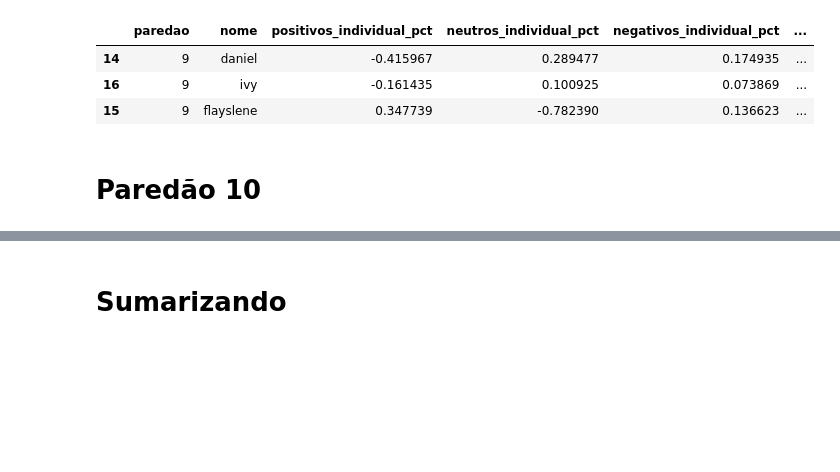
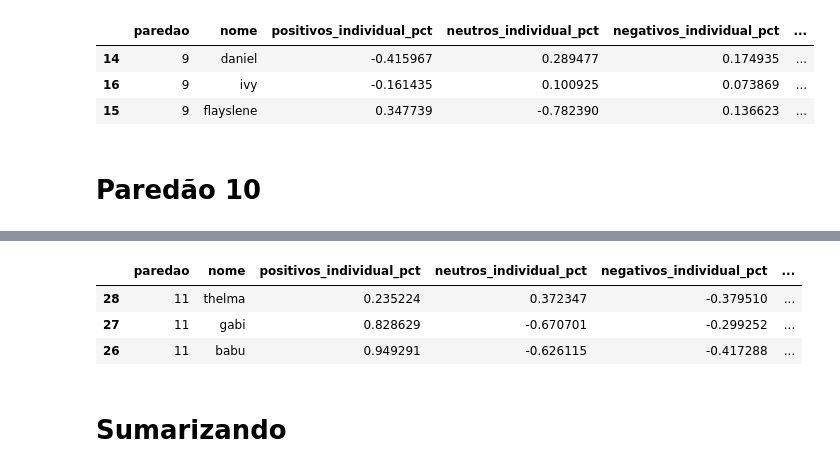
Before and after one commit to kenzosakiyama/BBBert20, a Jupyter notebook: regression/linear_regression.ipynb, the cells around one changed output, grey strips where cells are left out. Cells and saved outputs as stored; diff of their text form; code cells hidden in the pictures; blank space fills up the shorter version.

```diff
--- a/regression/linear_regression.ipynb
+++ b/regression/linear_regression.ipynb
@@ -300,3 +321,10 @@ test_df.sort_values(by="predicao", ascending=False)
+# %%
+test_df.sort_values(by="predicao", ascending=False)
+# %% [output]
+|  | paredao | nome | positivos_individual_pct | neutros_individual_pct | negativos_individual_pct | ... |
+| 28 | 11 | thelma | 0.235224 | 0.372347 | -0.379510 | ... |
+| 27 | 11 | gabi | 0.828629 | -0.670701 | -0.299252 | ... |
+| 26 | 11 | babu | 0.949291 | -0.626115 | -0.417288 | ... |
 # %% [markdown]
 # Sumarizando
 # %%
```
Also changed, not shown: parts of 8 cells of this notebook, 3 other files.
